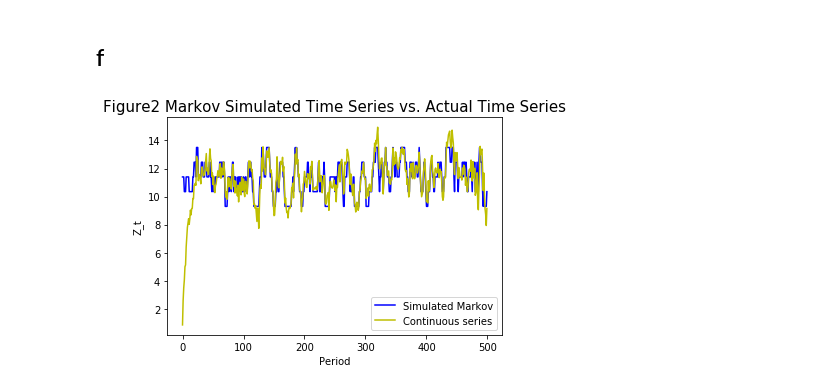
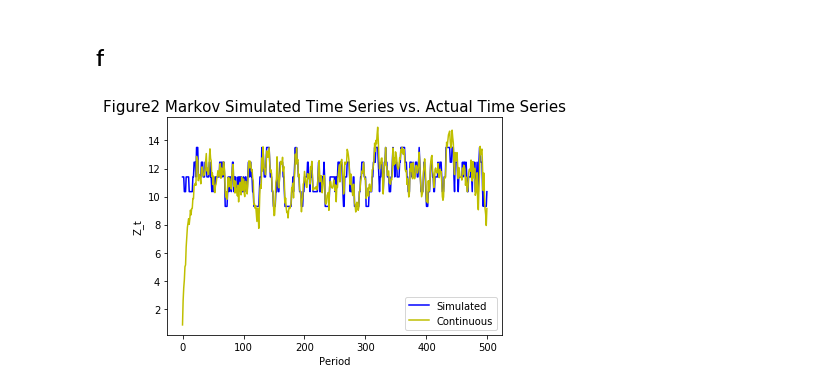
Before and after one commit to jheng18/MACS30200proj, a Jupyter notebook: ProblemSets/PS4/PS4_Jie_Heng.ipynb, the cells around one changed output. Cells and saved outputs as stored; diff of their text form; code cells hidden in the pictures.

```diff
--- a/ProblemSets/PS4/PS4_Jie_Heng.ipynb
+++ b/ProblemSets/PS4/PS4_Jie_Heng.ipynb
@@ -133,10 +133,10 @@ for t_ind in range(T):
 # %%
 plt.plot(x_vec, color='b')
 plt.plot(z, color = 'y')
 plt.title('Figure2 Markov Simulated Time Series vs. Actual Time Series', fontsize= 15)
 plt.xlabel('Period')
 plt.ylabel('Z_t')
-plt.legend(['Simulated Markov', 'Continuous series'])
+plt.legend(['Simulated', 'Continuous'])
 plt.show()
 # %% [output]
-[figure, old version]
+[figure, new version]
```
